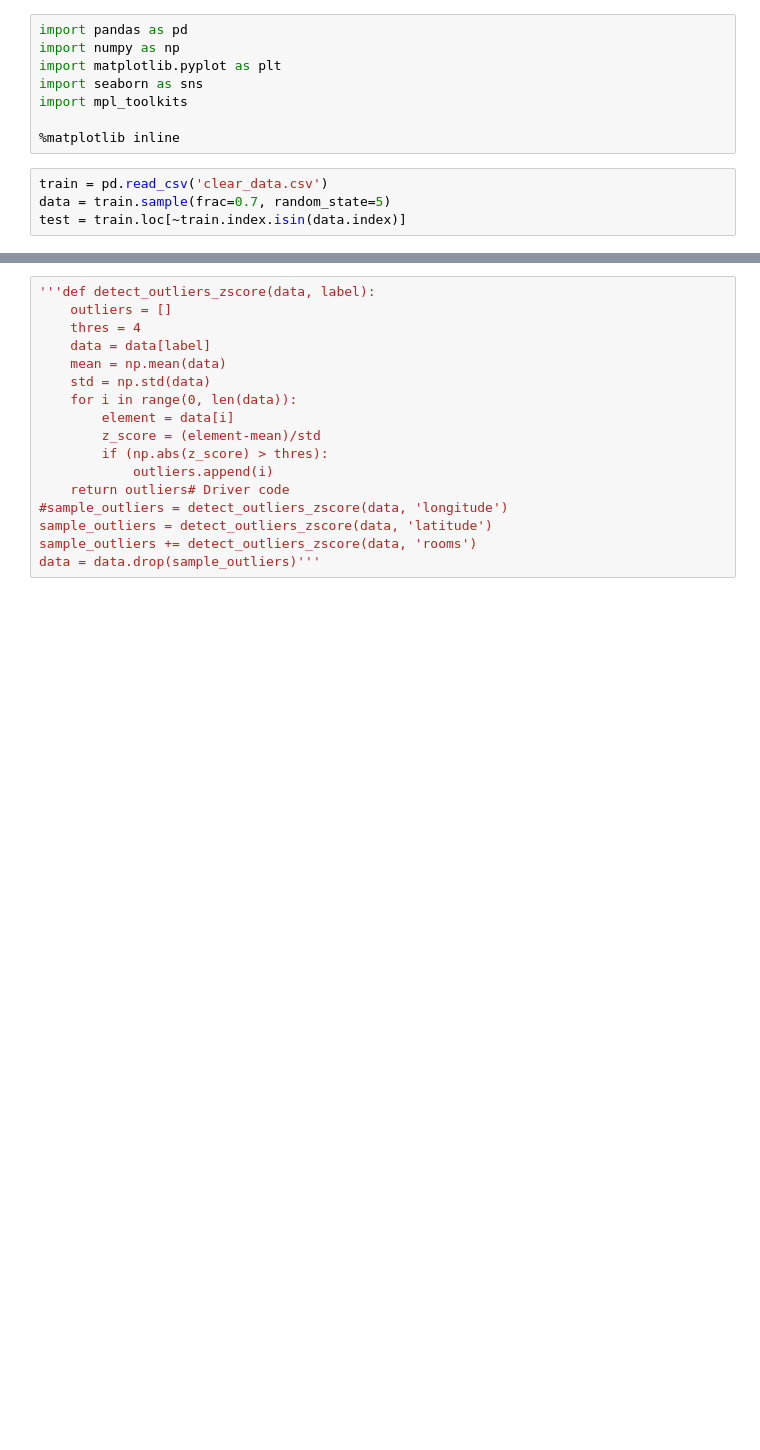
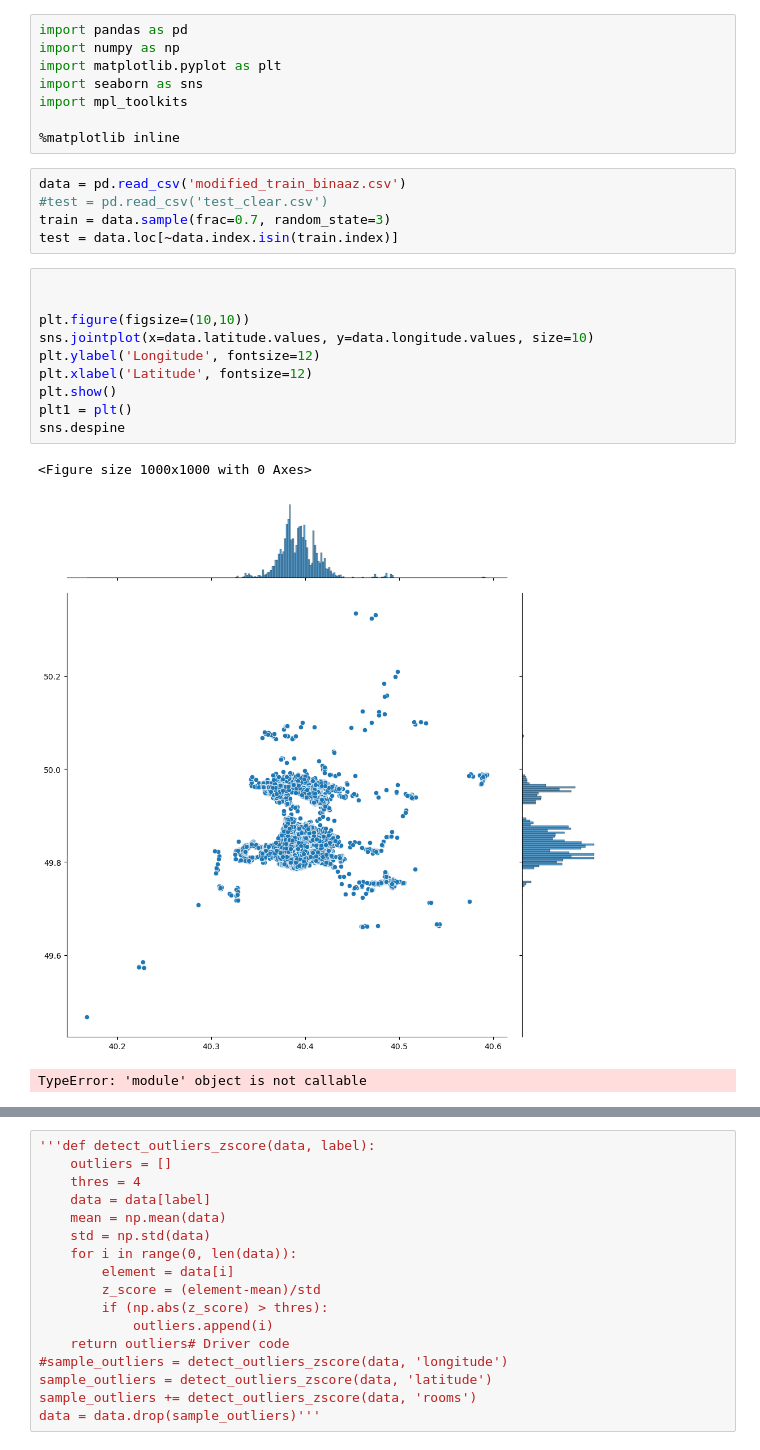
Before and after one commit to Pavel418/ufaz_ai, a Jupyter notebook: features.ipynb, the cells around one changed output, grey strips where cells are left out. Saved outputs shown, nothing was run; the diff lists cells and outputs as text; blank space fills up the shorter version.

```diff
--- a/features.ipynb
+++ b/features.ipynb
@@ -7,9 +7,24 @@ import mpl_toolkits
 
 %matplotlib inline
 # %%
-train = pd.read_csv('clear_data.csv')
-data = train.sample(frac=0.7, random_state=5)
-test = train.loc[~train.index.isin(data.index)]
+data = pd.read_csv('modified_train_binaaz.csv')
+#test = pd.read_csv('test_clear.csv')
+train = data.sample(frac=0.7, random_state=3)
+test = data.loc[~data.index.isin(train.index)]
+# %%
+
+
+plt.figure(figsize=(10,10))
+sns.jointplot(x=data.latitude.values, y=data.longitude.values, size=10)
+plt.ylabel('Longitude', fontsize=12)
+plt.xlabel('Latitude', fontsize=12)
+plt.show()
+plt1 = plt()
+sns.despine
+# %% [output]
+<Figure size 1000x1000 with 0 Axes>
+[figure, added]
+TypeError: 'module' object is not callable
 # %%
 def detect_outliers_zscore(copy, label):
     thres = 4
```
Also changed, not shown: parts of 8 cells of this notebook, 12 other files.
